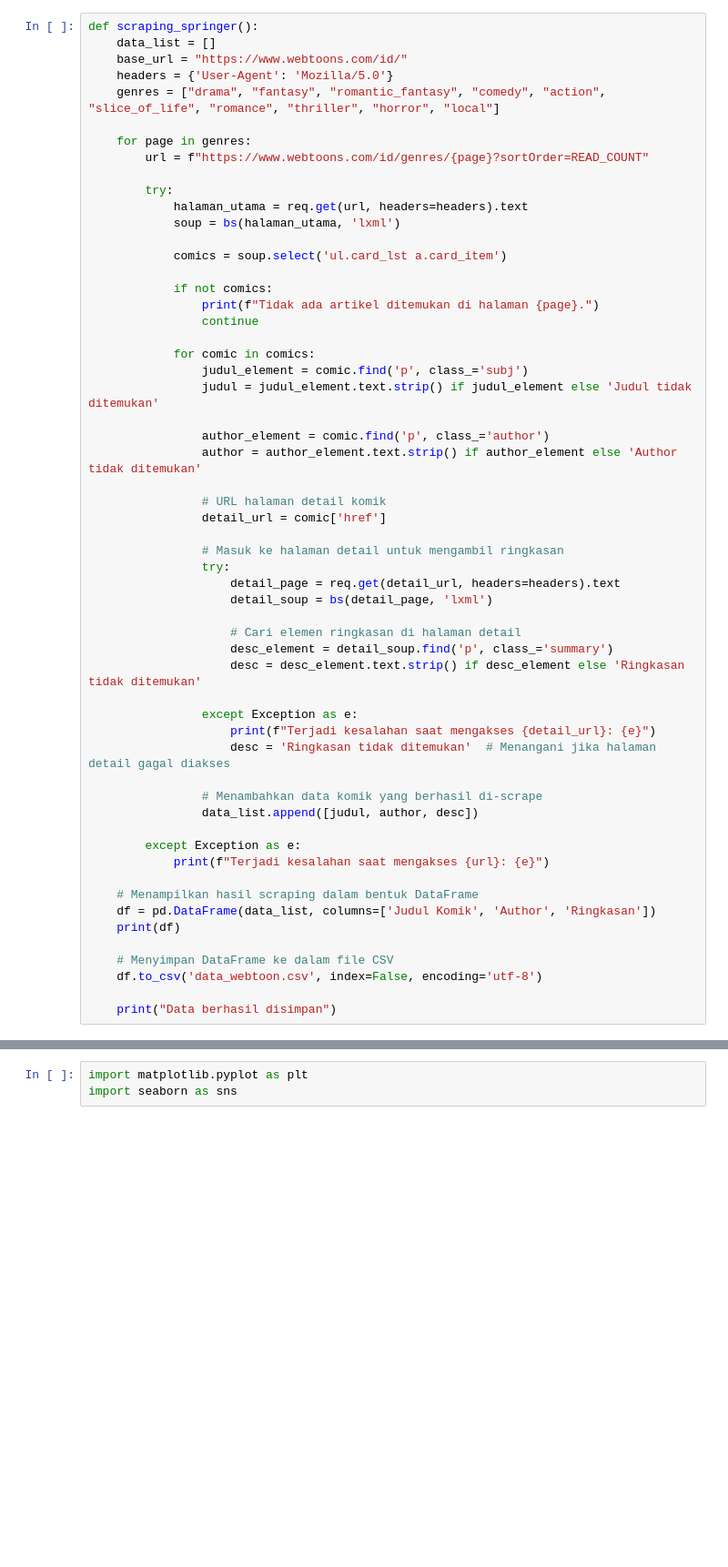
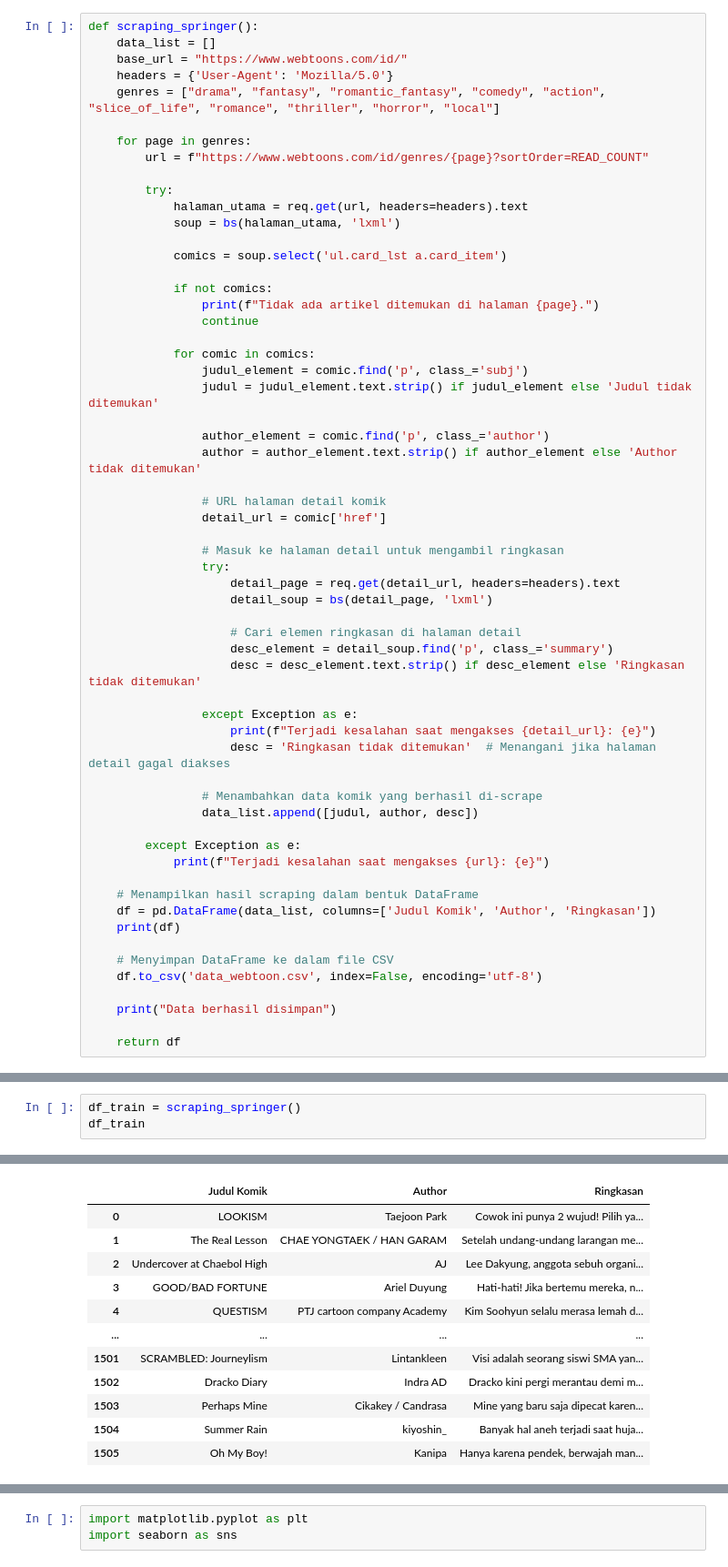
Before and after one commit to maysahayu/Collab-Project, a Jupyter notebook: scrap_prepro_fe_cluster_Webtoon.ipynb, the cells around one changed output, grey strips where cells are left out. Shown at 91% size. Drawn from its saved outputs; the diff is of its cells as text; blank space fills up the shorter version.

```diff
--- a/scrap_prepro_fe_cluster_Webtoon.ipynb
+++ b/scrap_prepro_fe_cluster_Webtoon.ipynb
@@ -66,3 +67,5 @@ def scraping_springer():
     df.to_csv('data_webtoon.csv', index=False, encoding='utf-8')
 
     print("Data berhasil disimpan")
+
+    return df
@@ -90,0 +72,4 @@ PRE PROCESSING
+# %%
+df_train = scraping_springer()
+df_train
+# %% [output]
@@ -90,0 +93,12 @@ PRE PROCESSING
+|  | Judul Komik | Author | Ringkasan |
+| 0 | LOOKISM | Taejoon Park | Cowok ini punya 2 wujud! Pilih ya... |
+| 1 | The Real Lesson | CHAE YONGTAEK / HAN GARAM | Setelah undang-undang larangan me... |
+| 2 | Undercover at Chaebol High | AJ | Lee Dakyung, anggota sebuh organi... |
+| 3 | GOOD/BAD FORTUNE | Ariel Duyung | Hati-hati! Jika bertemu mereka, n... |
+| 4 | QUESTISM | PTJ cartoon company Academy | Kim Soohyun selalu merasa lemah d... |
+| ... | ... | ... | ... |
+| 1501 | SCRAMBLED: Journeylism | Lintankleen | Visi adalah seorang siswi SMA yan... |
+| 1502 | Dracko Diary | Indra AD | Dracko kini pergi merantau demi m... |
+| 1503 | Perhaps Mine | Cikakey / Candrasa | Mine yang baru saja dipecat karen... |
+| 1504 | Summer Rain | kiyoshin_ | Banyak hal aneh terjadi saat huja... |
+| 1505 | Oh My Boy! | Kanipa | Hanya karena pendek, berwajah man... |
```
Also changed, not shown: parts of 48 cells of this notebook.
